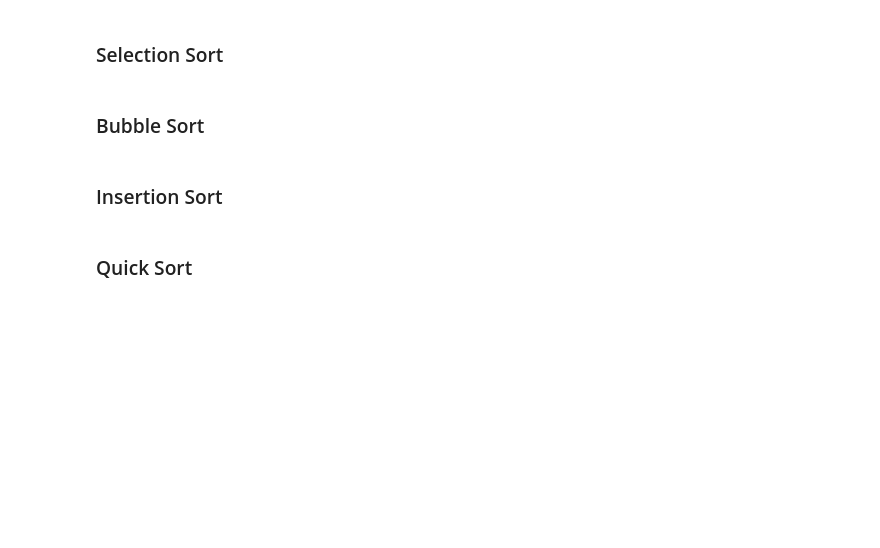
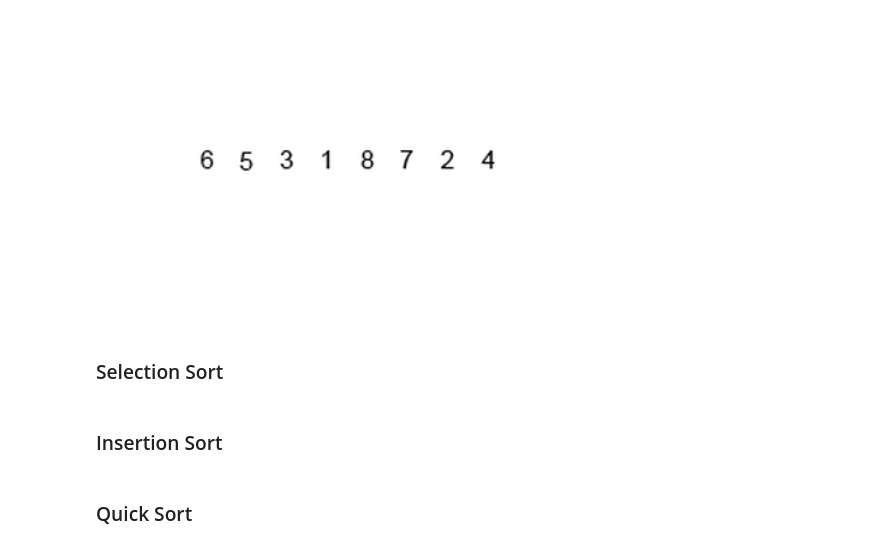
Before and after one commit to priscilla-arinze/Data-Structures-Algorithms-Review, a Jupyter notebook: Algorithms - Sort Algorithms.ipynb, the cells around one changed output. Drawn from its saved outputs; the diff is of its cells as text; code cells hidden in the pictures; blank space fills up the shorter version.

Commit message:
Intro to merge & bubble sorting

```diff
--- a/Algorithms - Sort Algorithms.ipynb
+++ b/Algorithms - Sort Algorithms.ipynb
@@ -12,7 +22,11 @@ More sorting algorithms [here](https://www.geeksforgeeks.org/sorting-algorithms/
+# %%
+from IPython.display import Image
+from IPython.core.display import HTML
+Image(filename="aa_Screenshots/merge-sort.gif", width=500)
+# %% [output]
+[figure, added]
 # %% [markdown]
 ### Selection Sort
-# %% [markdown]
-### Bubble Sort
 # %% [markdown]
 ### Insertion Sort
 # %% [markdown]
```
Also changed, not shown: parts of 4 cells of this notebook, 2 other files.
